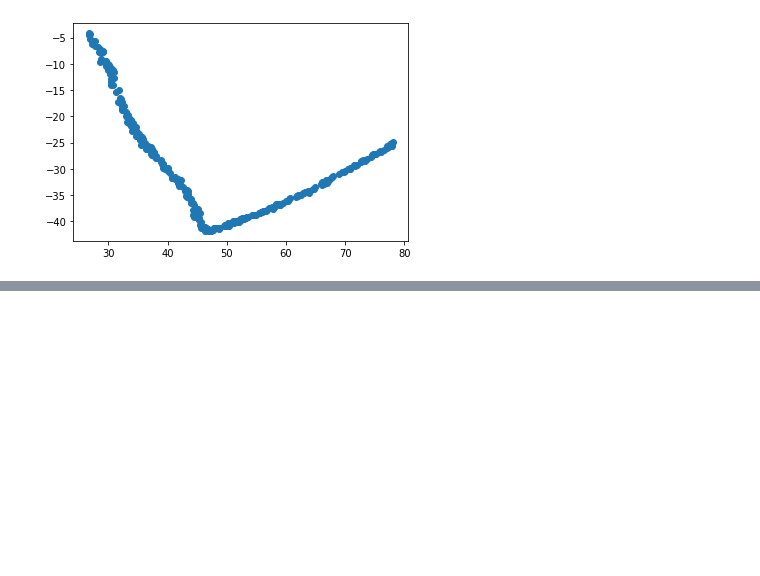
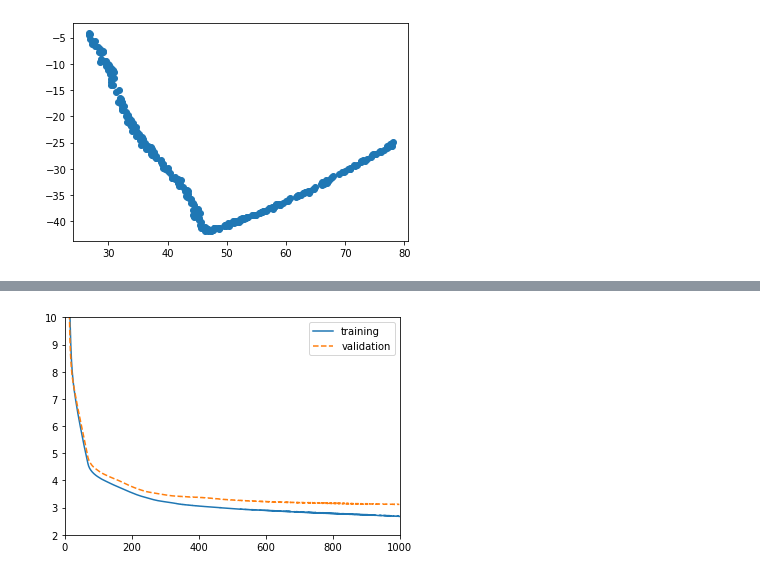
Before and after one commit to vlnraf/ml-project, a Jupyter notebook: src/pytorch/Pytorch Grid.ipynb, the cells around one changed output, grey strips where cells are left out. Saved outputs shown, nothing was run; the diff lists cells and outputs as text; code cells hidden in the pictures; blank space fills up the shorter version.

```diff
--- a/src/pytorch/Pytorch Grid.ipynb
+++ b/src/pytorch/Pytorch Grid.ipynb
@@ -383,0 +404,33 @@ mean_euclidean_error(prova, yval)
+# %%
+class Net(nn.Module):
+
+    def __init__(self, num_units1, activation):
+        super(Net, self).__init__()
+        self.activation = activation
+        self.input_layer = nn.Linear(10,num_units1)
+#         self.hidden1 = nn.Linear(num_units1, num_units2)
+        self.output = nn.Linear(num_units1,2)
+
+    def forward(self, x):
+        x = self.activation(self.input_layer(x))
+#         x = self.activation(self.hidden1(x))
+        x = self.output(x)
+        return x
+# %%
+from skorch import NeuralNetRegressor
+from skorch.callbacks import EarlyStopping
+
+test_net = Net(50, torch.relu)
+test_net.apply(init_weights)
+nett = NeuralNetRegressor(test_net, max_epochs=1000,
+                          lr=0.001,
+                          batch_size=64,
+                          optimizer=optim.SGD,
+                          optimizer__momentum=0.9,
+                          optimizer__weight_decay=0.00001,
+#                           optimizer__nesterov = True,
+                          criterion=MEE,
+                          callbacks=[EarlyStopping(patience=100)]
+                         )
+# Training
+nett.fit(Xtrain, ytrain)
@@ -383,0 +461,12 @@ mean_euclidean_error(prova, yval)
+# %%
+train_loss = nett.history[:, 'train_loss']
+valid_loss = nett.history[:, 'valid_loss']
+
+plt.plot(train_loss, '-', label='training')
+plt.plot(valid_loss, '--', label='validation')
+plt.ylim(2,10)
+plt.xlim(0,1000)
+plt.legend()
+plt.show()
+# %% [output]
+[figure, added]
```
Also changed, not shown: parts of 21 cells of this notebook, 8 other files.
